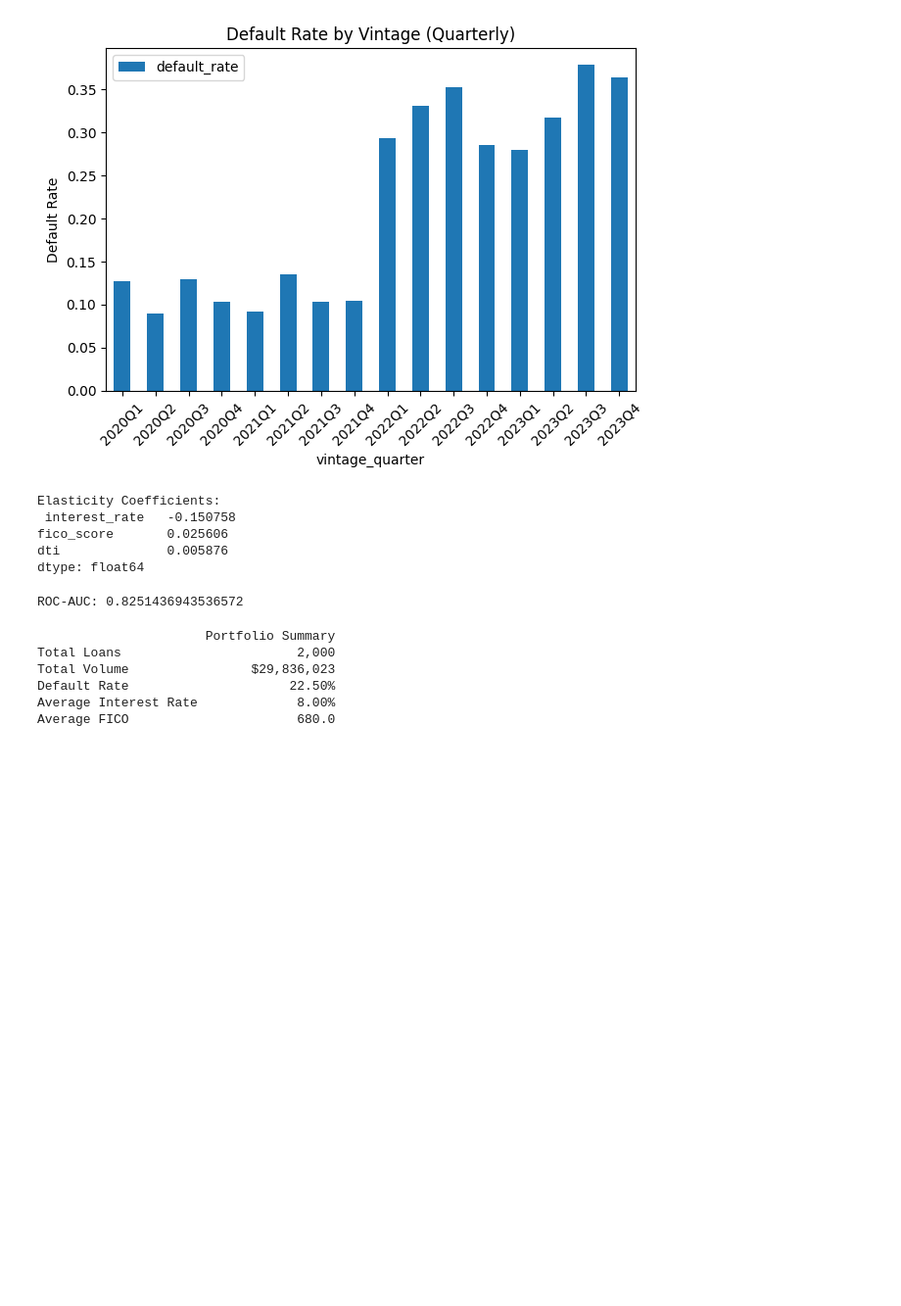
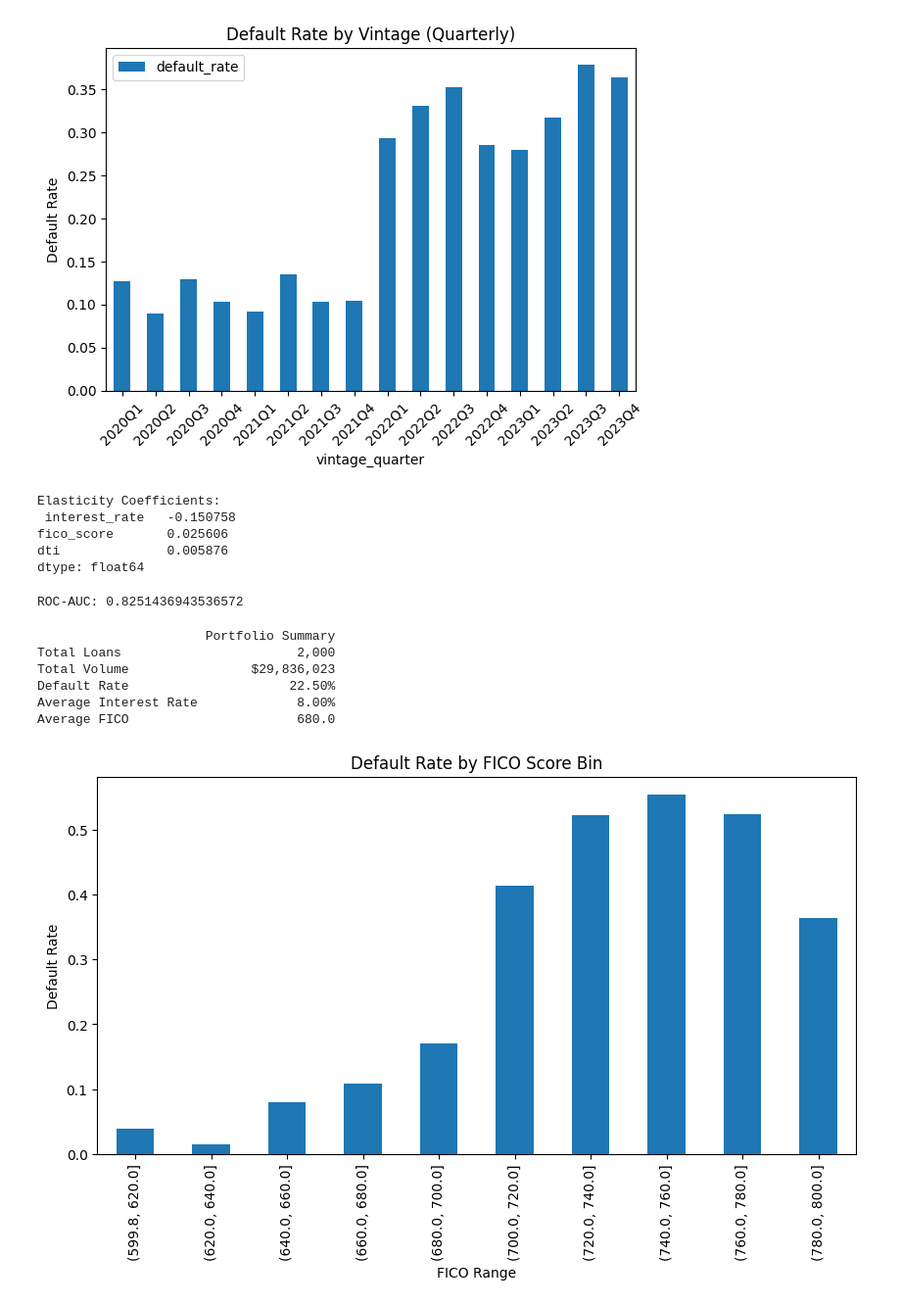
Before and after one commit to Lok-Tung/Just-for-fun, a Jupyter notebook: loan-portfolio-analysis/Loan_Portfolio_Analysis.ipynb, the cells around one changed output. Shown at 98% size. Cells and saved outputs as stored; diff of their text form; code cells hidden in the pictures; blank space fills up the shorter version.

```diff
--- a/loan-portfolio-analysis/Loan_Portfolio_Analysis.ipynb
+++ b/loan-portfolio-analysis/Loan_Portfolio_Analysis.ipynb
@@ -170,3 +170,16 @@ Total Volume                $29,836,023
 Default Rate                     22.50%
 Average Interest Rate             8.00%
 Average FICO                      680.0
+# %%
+# FICO vs Default Rate
+fico_default = (loan_df.assign(is_default=(loan_df['loan_status'] == 'Default'))
+           .groupby(pd.cut(loan_df['fico_score'], bins=10))['is_default']
+           .mean()
+)
+fico_default.plot(kind='bar', figsize=(10,5))
+plt.title("Default Rate by FICO Score Bin")
+plt.ylabel("Default Rate")
+plt.xlabel("FICO Range")
+plt.show()
+# %% [output]
+[figure, added]
```
Also changed, not shown: parts of 2 cells of this notebook.
